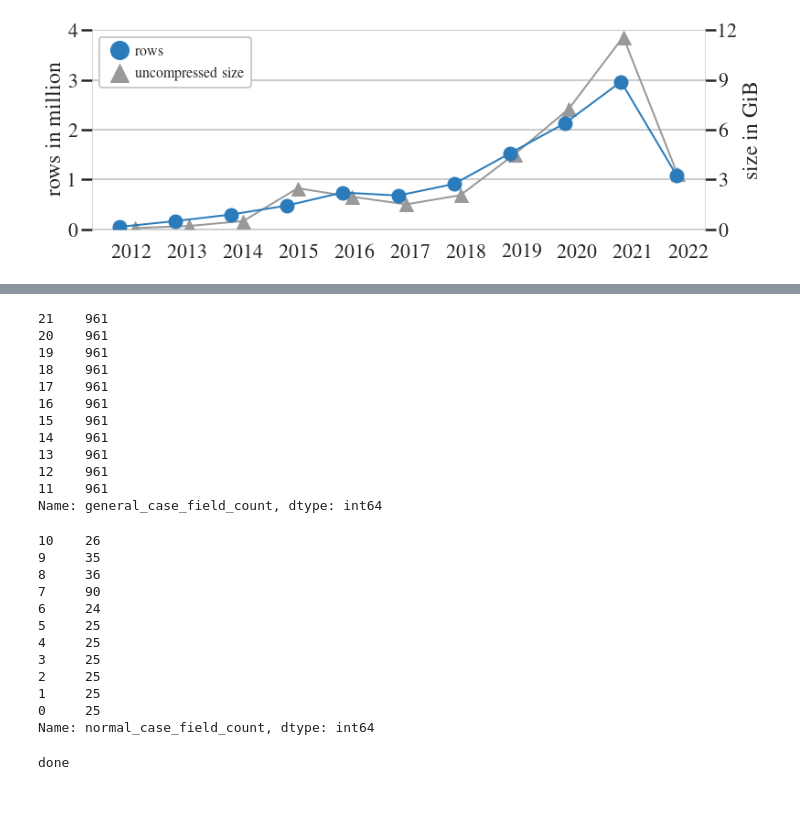
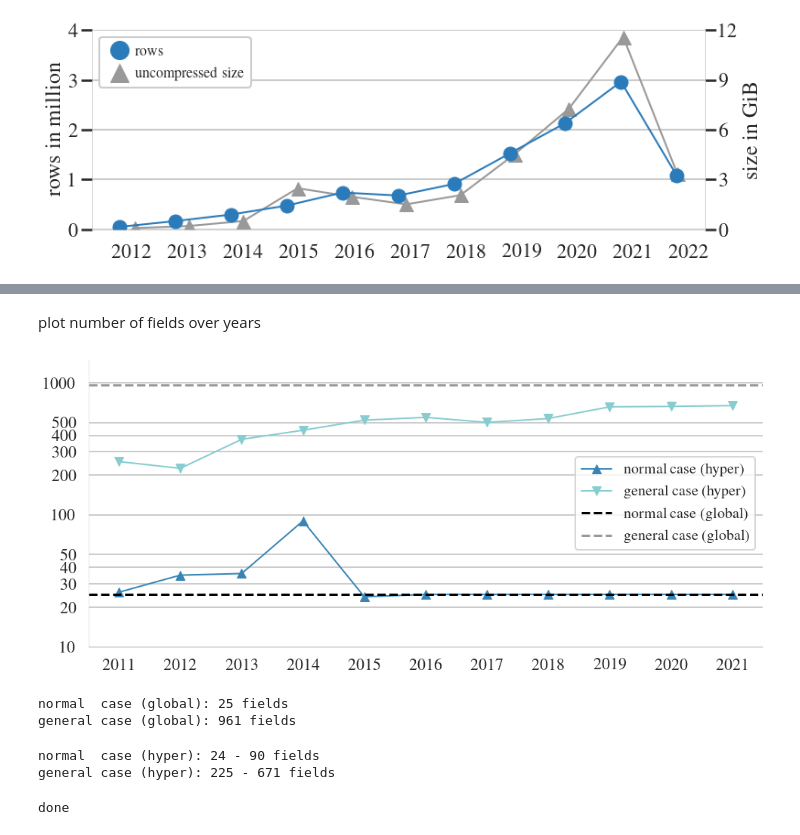
Before and after one commit to tuplex/tuplex, a Jupyter notebook: experimental/notebooks/02_paper_plot_github_sample.ipynb, the cells around one changed output, grey strips where cells are left out. Saved outputs shown, nothing was run; the diff lists cells and outputs as text; code cells hidden in the pictures; blank space fills up the shorter version.

Commit message:
plotting and field counts

```diff
--- a/experimental/notebooks/02_paper_plot_github_sample.ipynb
+++ b/experimental/notebooks/02_paper_plot_github_sample.ipynb
@@ -170,33 +135,49 @@ Name: normal_case_field_count, dtype: int64
-# %%
-df_global['general_case_field_count']
-# %% [output]
-21    961
-20    961
-19    961
-18    961
-17    961
-16    961
-15    961
-14    961
-13    961
-12    961
-11    961
-Name: general_case_field_count, dtype: int64
-# %%
-df_hyper['normal_case_field_count']
-# %% [output]
-10    26
-9     35
-8     36
-7     90
-6     24
-5     25
-4     25
-3     25
-2     25
-1     25
-0     25
-Name: normal_case_field_count, dtype: int64
+# %% [markdown]
+plot number of fields over years
+# %%
+plt.figure(figsize=(16,7))
+plt.plot(df_hyper['year'], df_hyper['normal_case_field_count'],
+         marker='^', linewidth=2, label='normal case (hyper)')
+plt.plot(df_hyper['year'], df_hyper['general_case_field_count'],
+         marker='v', linewidth=2, label='general case (hyper)')
+plt.axhline(df_global['normal_case_field_count'].iloc[0], linewidth=3,
+            linestyle='--',
+            color='k', label='normal case (global)')
+plt.axhline(df_global['general_case_field_count'].iloc[0], linewidth=3, linestyle='--',
+            color=[0.6]*3, label='general case (global)')
+plt.legend(fontsize=20)
+plt.yscale('log')
+plt.yticks([1, 10, 20, 30, 40, 50, 100, 200, 300, 400, 500, 1000])
+plt.xticks(df_hyper['year'])
+plt.ylim([10, 1500])
+
+def fmt(x, pos):
+    return str(int(x))
+ax = plt.gca()
+#ax.yaxis.set_major_locator(ticker.FixedLocator(np.arange(0, 10 ** 7, 0.5 * 10**6)))
+ax.yaxis.set_major_formatter(matplotlib.ticker.FuncFormatter(fmt))
+
+sns.despine()
+plt.grid(axis='x')
+plt.savefig('peryear_schema_complexity.pdf', transparent=True, bbox_inches = 'tight', pad_inches = 0)
+# %% [output]
+[figure, added]
+# %%
+# general case complexity:
+print('normal  case (global): {} fields'.format(df_global['normal_case_field_count'].iloc[0]))
+print('general case (global): {} fields'.format(df_global['general_case_field_count'].iloc[0]))
+# %% [output]
+normal  case (global): 25 fields
+general case (global): 961 fields
+# %%
+# normal case complexity
+print('normal  case (hyper): {} - {} fields'.format(df_hyper['normal_case_field_count'].min(),
+                                                   df_hyper['normal_case_field_count'].max()))
+print('general case (hyper): {} - {} fields'.format(df_hyper['general_case_field_count'].min(),
+                                                   df_hyper['general_case_field_count'].max()))
+# %% [output]
+normal  case (hyper): 24 - 90 fields
+general case (hyper): 225 - 671 fields
 # %%
 def plot_bars(subdf, xoff, w, c1, c2, c3):
     xq = np.arange(len(subdf))
```
Also changed, not shown: parts of 7 cells of this notebook.
